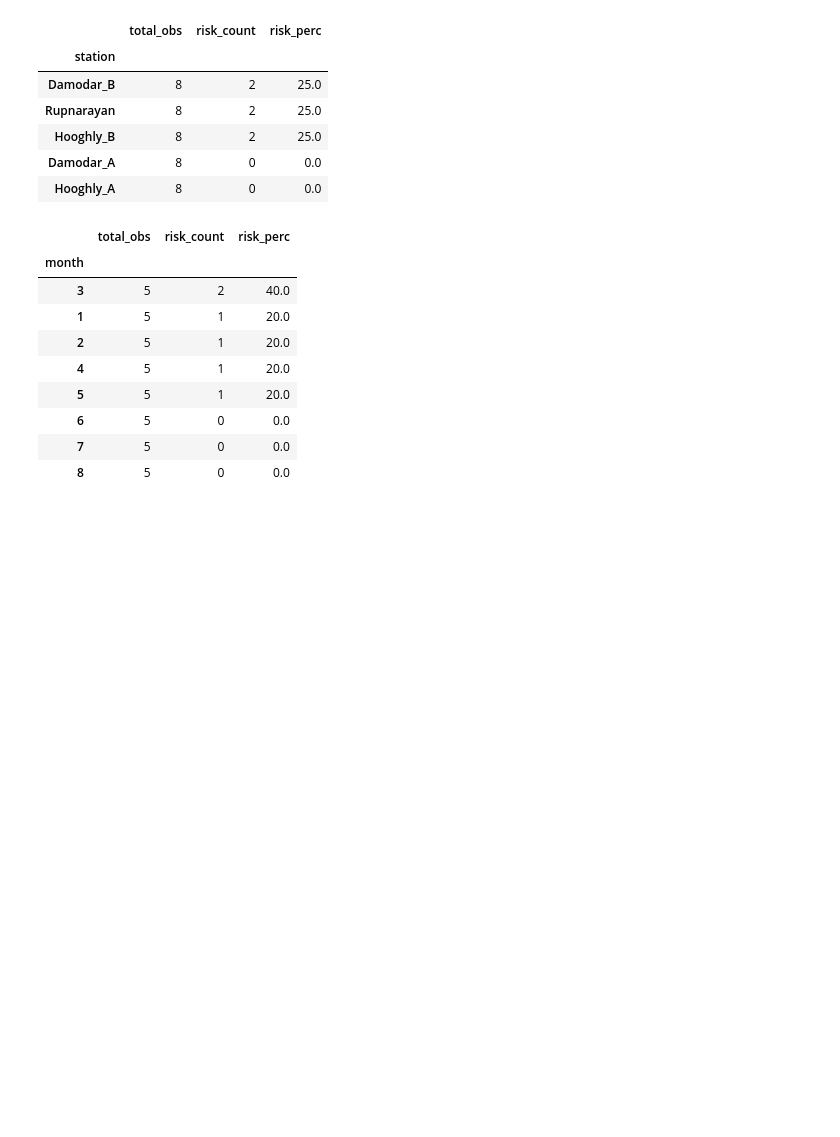
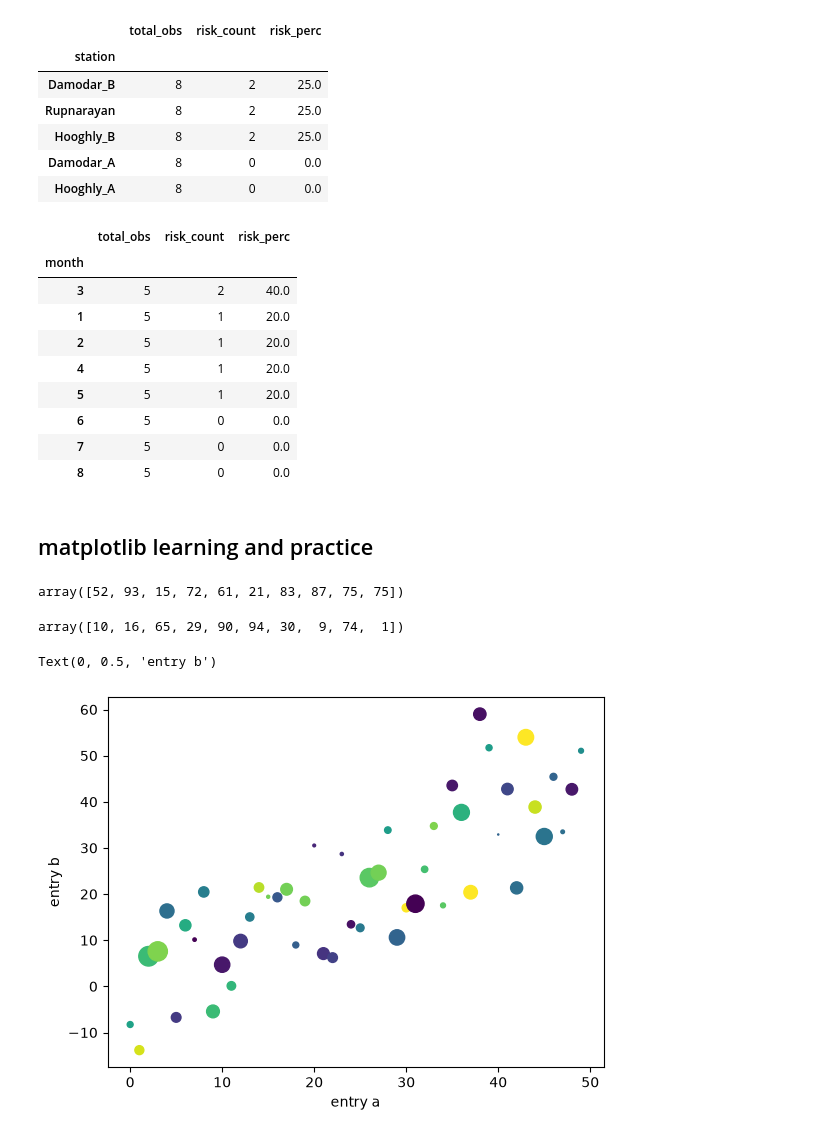
Before and after one commit to PaulamiGhosh/daily_python_practice, a Jupyter notebook: python_project/python_daily_practice.ipynb, the cells around one changed output. Drawn from its saved outputs; the diff is of its cells as text; code cells hidden in the pictures; blank space fills up the shorter version.

Commit message:
starting of matplotlib line and scatter plot

```diff
--- a/python_project/python_daily_practice.ipynb
+++ b/python_project/python_daily_practice.ipynb
@@ -232,3 +232,5 @@ risk_by_month.sort_values(by='risk_perc',ascending=False)
 | 6 | 5 | 0 | 0.0 |
 | 7 | 5 | 0 | 0.0 |
 | 8 | 5 | 0 | 0.0 |
+# %% [markdown]
+## matplotlib learning and practice
@@ -234,0 +240,25 @@ risk_by_month.sort_values(by='risk_perc',ascending=False)
+# %%
+np.random.seed(42)
+np.random.randint(1,100,size=10)
+# %% [output]
+array([52, 93, 15, 72, 61, 21, 83, 87, 75, 75])
+# %%
+np.random.seed(10)
+np.random.randint(1,100,size=10)
+# %% [output]
+array([10, 16, 65, 29, 90, 94, 30,  9, 74,  1])
+# %%
+np.random.seed(19)  # seed the random number generator.
+data = {'a': np.arange(50),
+        'c': np.random.randint(0, 50, 50),
+        'd': np.random.randn(50)}
+data['b'] = data['a'] + 10 * np.random.randn(50)
+data['d'] = np.abs(data['d']) * 100
+
+fig, ax = plt.subplots()
+ax.scatter('a', 'b',c='c',s='d', data=data)
+ax.set_xlabel('entry a')
+ax.set_ylabel('entry b')
+# %% [output]
+Text(0, 0.5, 'entry b')
+[figure, added]
```
Also changed, not shown: parts of 3 cells of this notebook, 3 other files.
